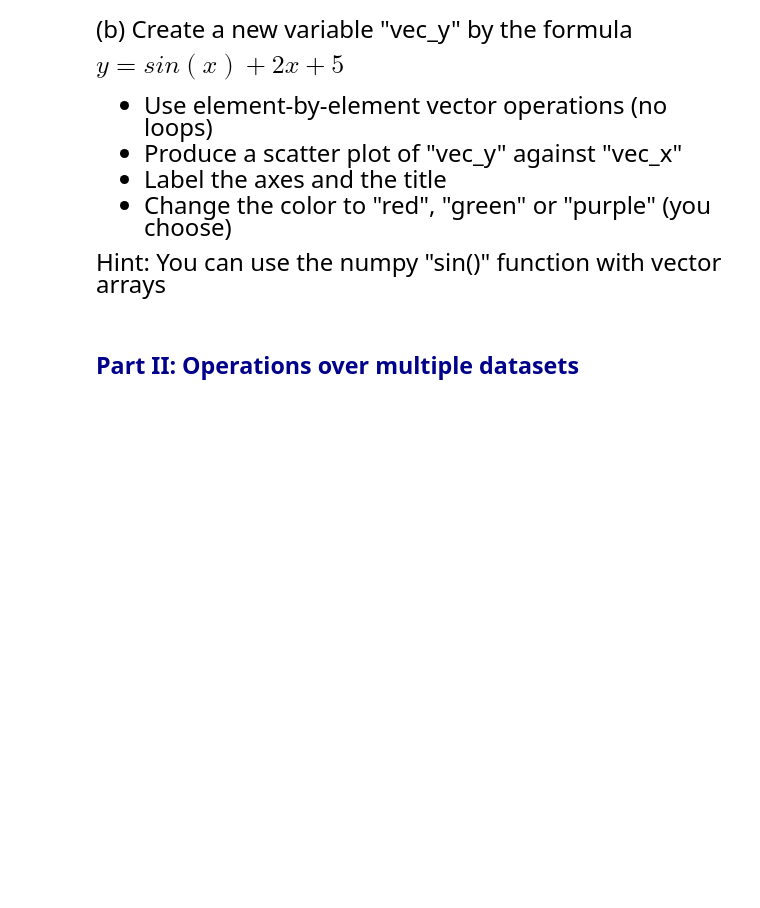
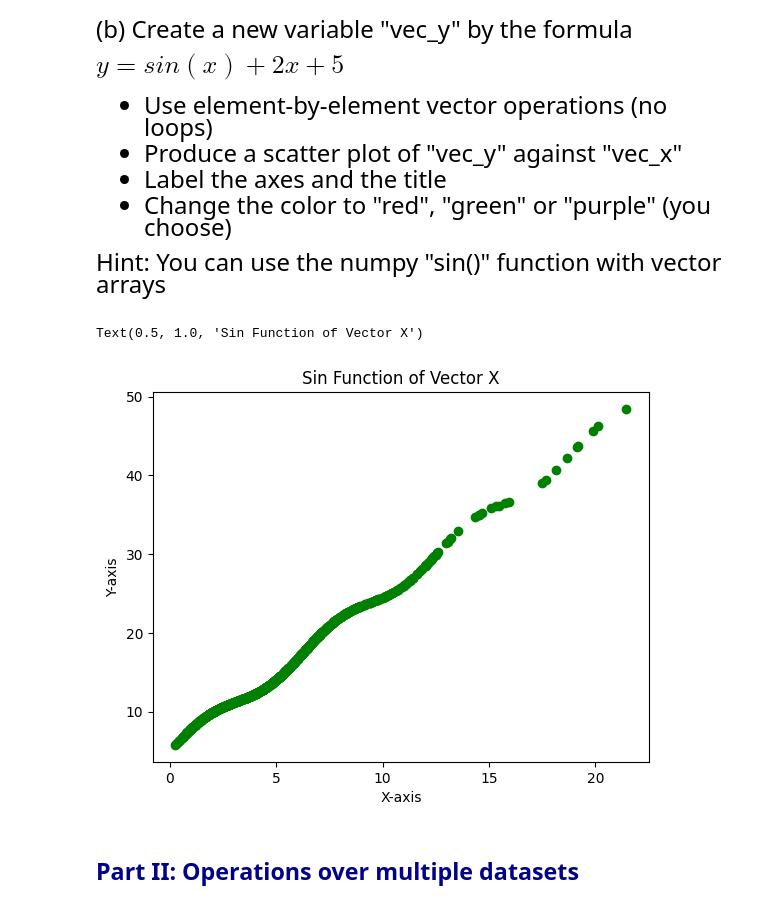
Before and after one commit to sydneywalker1/qtm151spring2023, a Jupyter notebook: Quiz 1 - Section 4/Quiz 1 - Section 4.ipynb, the cells around one changed output. Saved outputs shown, nothing was run; the diff lists cells and outputs as text; code cells hidden in the pictures; blank space fills up the shorter version.

```diff
--- a/Quiz 1 - Section 4/Quiz 1 - Section 4.ipynb
+++ b/Quiz 1 - Section 4/Quiz 1 - Section 4.ipynb
@@ -64,3 +90,14 @@ Hint: You can use the numpy "sin()" function with vector arrays
+# %%
+# Write your own code
+vec_y = [np.sin(vec_x) + 2*vec_x + 5]
+
+plt.scatter(vec_x, vec_y, color = "green")
+plt.xlabel("X-axis")
+plt.ylabel("Y-axis")
+plt.title("Sin Function of Vector X")
+# %% [output]
+Text(0.5, 1.0, 'Sin Function of Vector X')
+[figure, added]
 # %% [markdown]
 ## <span style="color:darkblue"> Part II: Operations over multiple datasets </span>
 # %% [markdown]
```
Also changed, not shown: parts of 7 cells of this notebook.
